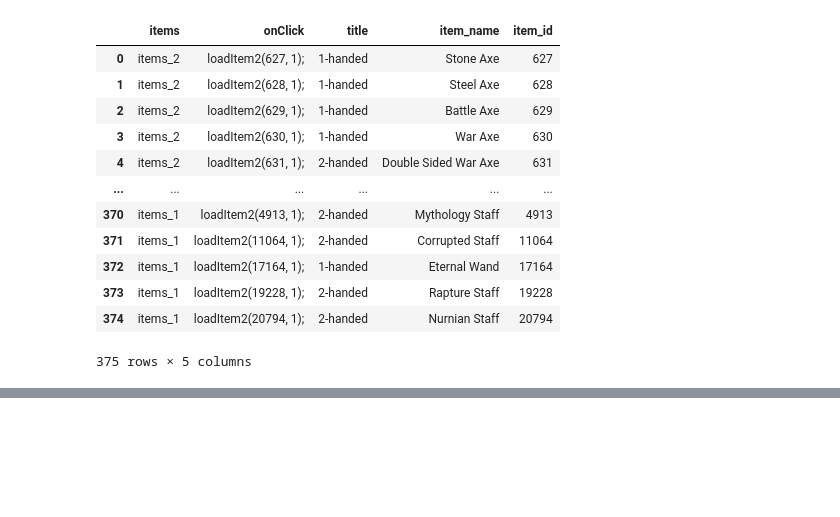
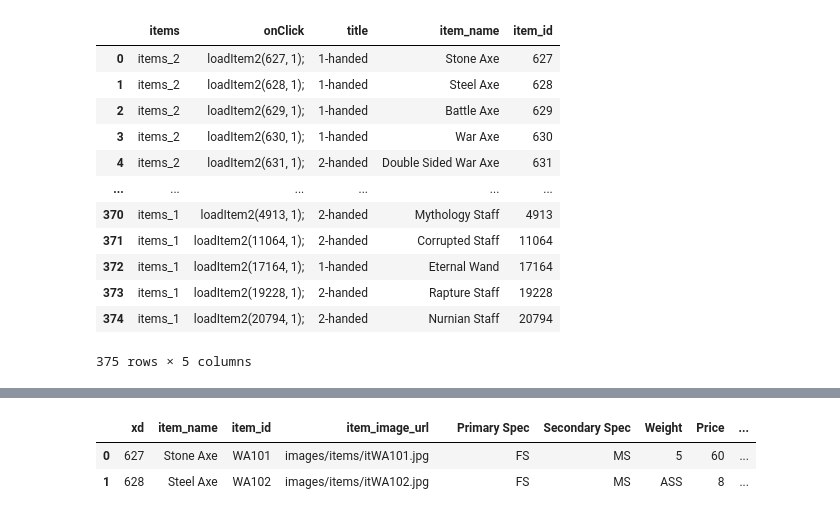
Before and after one commit to Arancium98/Items, a Jupyter notebook: Scrapper.ipynb, the cells around one changed output, grey strips where cells are left out. Drawn from its saved outputs; the diff is of its cells as text; code cells hidden in the pictures; blank space fills up the shorter version.

```diff
--- a/Scrapper.ipynb
+++ b/Scrapper.ipynb
@@ -178,2 +164,5 @@ url = 'https://user.wartale.com/guide.asp?page=1&action=2&id=492'
 response = requests.get(url)
 soupitem = BeautifulSoup(response.content, 'html.parser')
+# %%
+itemsid = df3['item_id'].tolist()
+itemsid
@@ -315,0 +430,6 @@ KeyError: 'Key'
+# %%
+xd1
+# %% [output]
+|  | xd | item_name | item_id | item_image_url |  | Primary Spec | Secondary Spec | Weight | Price | ... |
+| 0 | 627 | Stone Axe | WA101 | images/items/itWA101.jpg |  | FS | MS | 5 | 60 | ... |
+| 1 | 628 | Steel Axe | WA102 | images/items/itWA102.jpg |  | FS | MS | ASS | 8 | ... |
```
Also changed, not shown: parts of 13 cells of this notebook.
